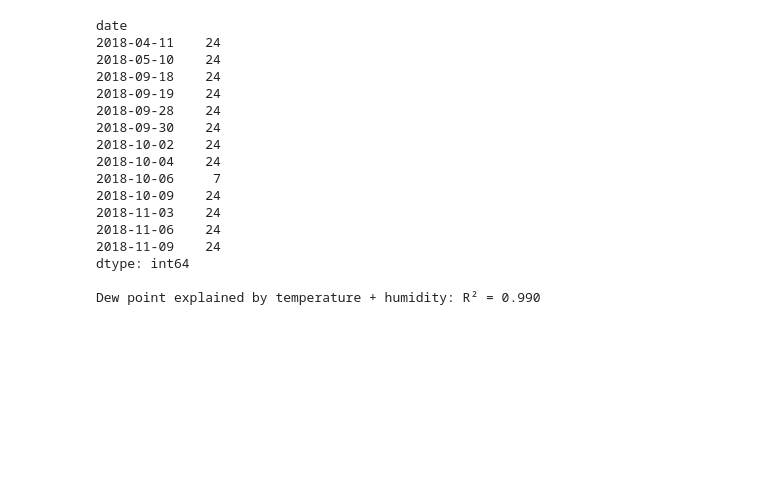
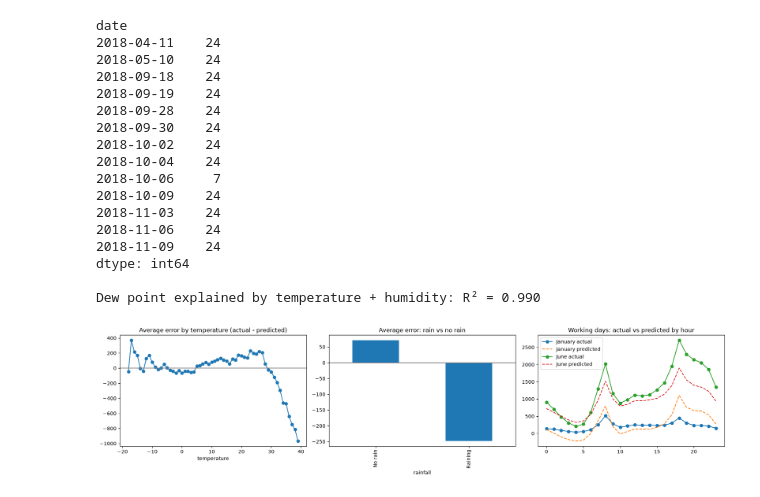
Before and after one commit to tomaslock27/daiist-assignment-1, a Jupyter notebook: exploration.ipynb, the cells around one changed output. Drawn from its saved outputs; the diff is of its cells as text; code cells hidden in the pictures; blank space fills up the shorter version.

```diff
--- a/exploration.ipynb
+++ b/exploration.ipynb
@@ -102,3 +102,26 @@ date
 dtype: int64
 
 Dew point explained by temperature + humidity: R² = 0.990
+# %%
+import joblib
+
+saved = joblib.load("artifacts/data.joblib")
+d = saved["info"].copy()
+d["pred"] = joblib.load("artifacts/sklearn_model.joblib").predict(saved["X"])
+d["residual"] = d["rented_bike_count"] - d["pred"]   # positive = model predicted too few
+
+fig, axes = plt.subplots(1, 3, figsize=(18, 4.5))
+d.groupby(d["temperature"].round())["residual"].mean().plot(ax=axes[0], marker="o")
+axes[0].axhline(0, color="grey"); axes[0].set_title("Average error by temperature (actual - predicted)")
+d.groupby(d["rainfall"] > 0)["residual"].mean().rename({False: "No rain", True: "Raining"}).plot.bar(ax=axes[1])
+axes[1].axhline(0, color="grey"); axes[1].set_title("Average error: rain vs no rain")
+workdays = d[~d["day_off"]]
+for month, label in [(1, "January"), (6, "June")]:
+    m = workdays[workdays["date"].dt.month == month].groupby("hour")[["rented_bike_count", "pred"]].mean()
+    axes[2].plot(m.index, m["rented_bike_count"], marker="o", label=f"{label} actual")
+    axes[2].plot(m.index, m["pred"], linestyle="--", label=f"{label} predicted")
+axes[2].legend(); axes[2].set_title("Working days: actual vs predicted by hour")
+plt.tight_layout()
+plt.show()
+# %% [output]
+[figure, added]
```
Also changed, not shown: 5 other files.
